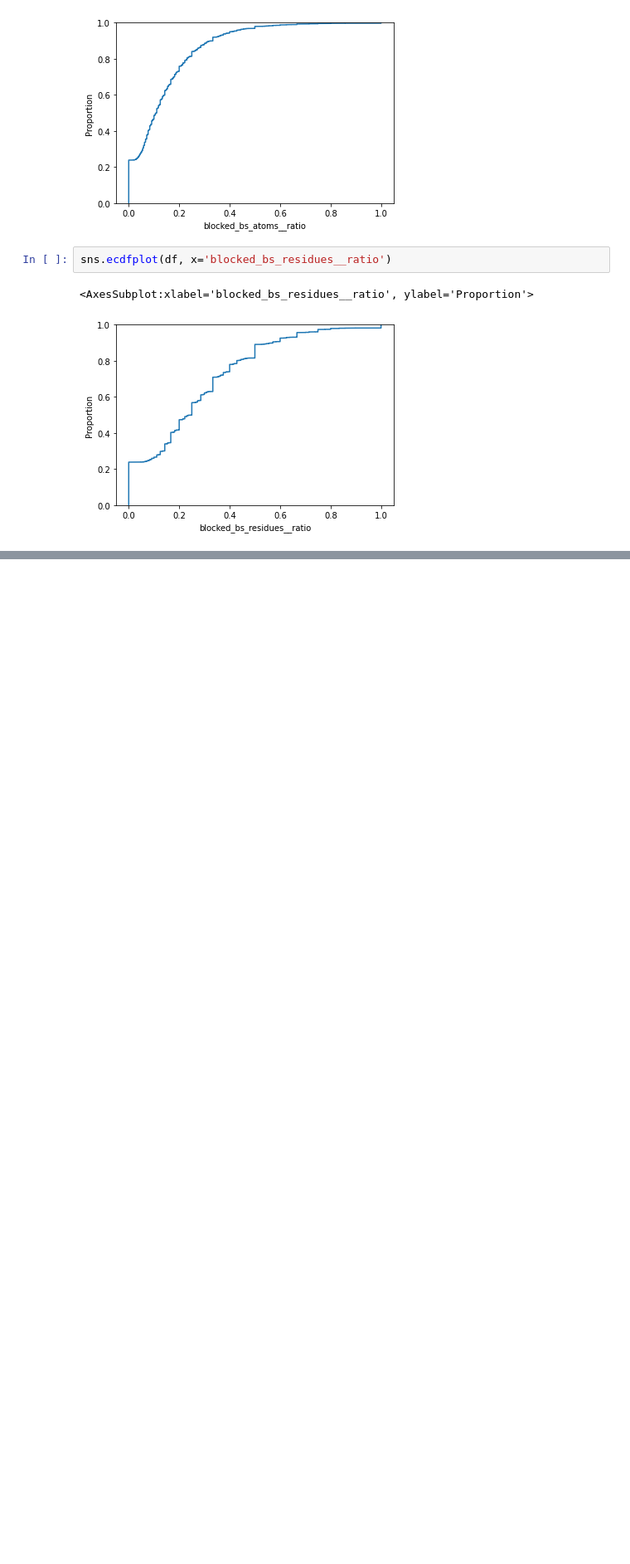
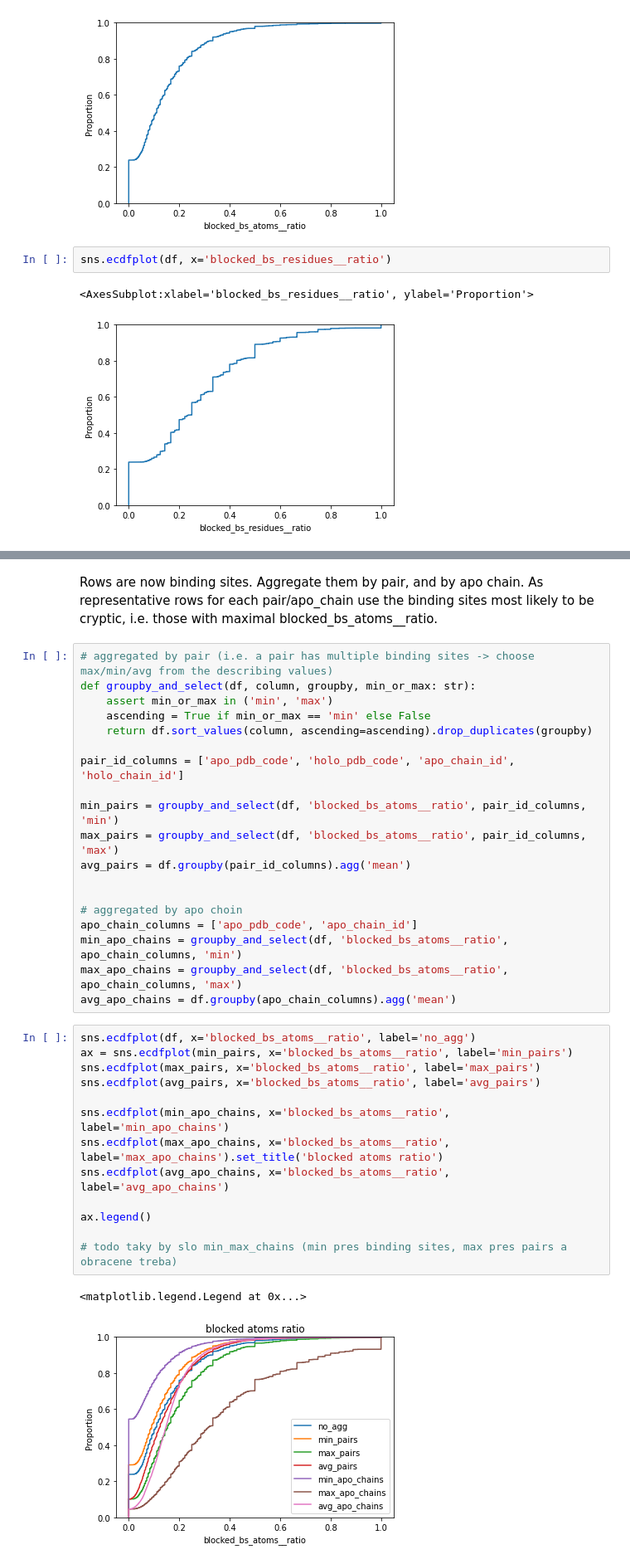
Before and after one commit to adam-kral/cryptic-binding-site-stats, a Jupyter notebook: data_processing/main.ipynb, the cells around one changed output, grey strips where cells are left out. Shown at 83% size. Cells and saved outputs as stored; diff of their text form; blank space fills up the shorter version.

```diff
--- a/data_processing/main.ipynb
+++ b/data_processing/main.ipynb
@@ -111,0 +146,37 @@ todo agregace (binding sites, to je to, co je v tom df/grafu) podle párů (asi
+# %% [markdown]
+Rows are now binding sites. Aggregate them by pair, and by apo chain. As representative rows for each pair/apo_chain use the binding sites most likely to be cryptic, i.e. those with maximal blocked_bs_atoms__ratio.
+# %%
+# aggregated by pair (i.e. a pair has multiple binding sites -> choose max/min/avg from the describing values)
+def groupby_and_select(df, column, groupby, min_or_max: str):
+    assert min_or_max in ('min', 'max')
+    ascending = True if min_or_max == 'min' else False
+    return df.sort_values(column, ascending=ascending).drop_duplicates(groupby)
+
+pair_id_columns = ['apo_pdb_code', 'holo_pdb_code', 'apo_chain_id', 'holo_chain_id']
+
+min_pairs = groupby_and_select(df, 'blocked_bs_atoms__ratio', pair_id_columns, 'min')
+max_pairs = groupby_and_select(df, 'blocked_bs_atoms__ratio', pair_id_columns, 'max')
+avg_pairs = df.groupby(pair_id_columns).agg('mean')
+
+
+# aggregated by apo choin
+apo_chain_columns = ['apo_pdb_code', 'apo_chain_id']
+min_apo_chains = groupby_and_select(df, 'blocked_bs_atoms__ratio', apo_chain_columns, 'min')
+max_apo_chains = groupby_and_select(df, 'blocked_bs_atoms__ratio', apo_chain_columns, 'max')
+avg_apo_chains = df.groupby(apo_chain_columns).agg('mean')
+# %%
+sns.ecdfplot(df, x='blocked_bs_atoms__ratio', label='no_agg')
+ax = sns.ecdfplot(min_pairs, x='blocked_bs_atoms__ratio', label='min_pairs')
+sns.ecdfplot(max_pairs, x='blocked_bs_atoms__ratio', label='max_pairs')
+sns.ecdfplot(avg_pairs, x='blocked_bs_atoms__ratio', label='avg_pairs')
+
+sns.ecdfplot(min_apo_chains, x='blocked_bs_atoms__ratio', label='min_apo_chains')
+sns.ecdfplot(max_apo_chains, x='blocked_bs_atoms__ratio', label='max_apo_chains').set_title('blocked atoms ratio')
+sns.ecdfplot(avg_apo_chains, x='blocked_bs_atoms__ratio', label='avg_apo_chains')
+
+ax.legend()
+
+# todo taky by slo min_max_chains (min pres binding sites, max pres pairs a obracene treba)
+# %% [output]
+<matplotlib.legend.Legend at 0x...>
+[figure, added]
```
Also changed, not shown: parts of 26 cells of this notebook, 2 other files.
